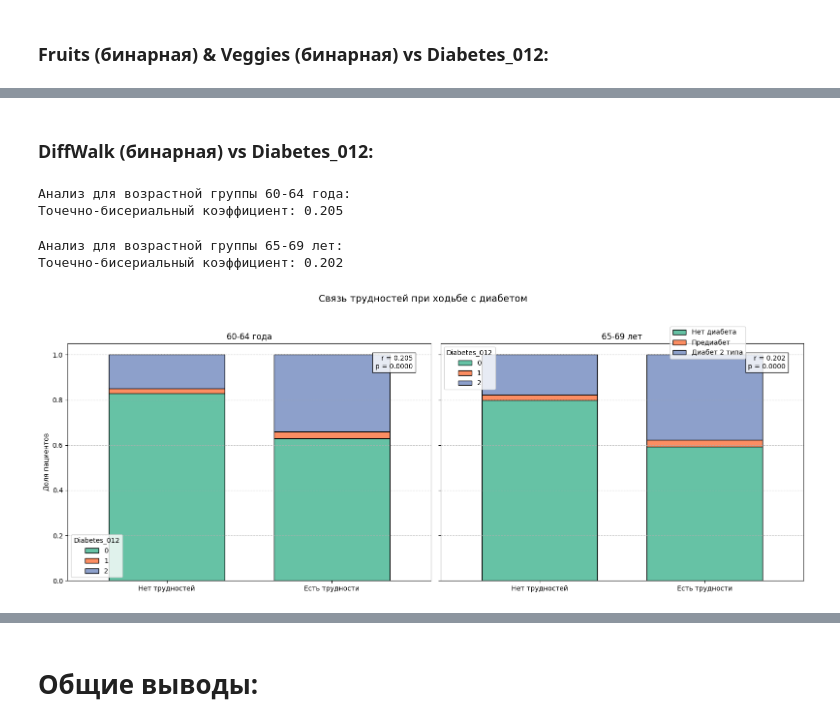
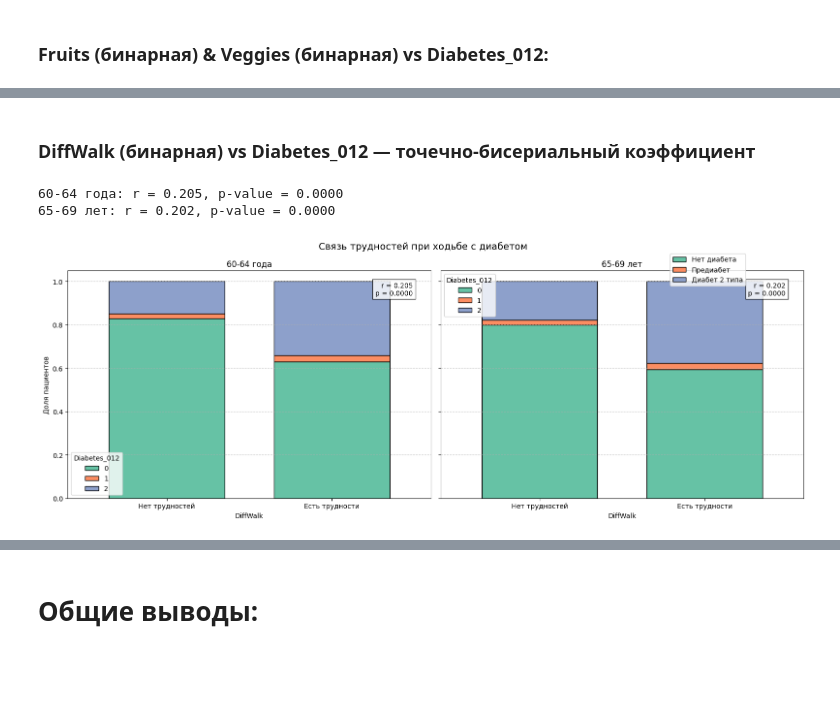
Before and after one commit to AlexeyRau/OMGTU, a Jupyter notebook: 2year/4semester/MLDA/Лабораторная работа №1. Исследовательский анализ данных (EDA)/Ex1_c.ipynb, the cells around one changed output, grey strips where cells are left out. Saved outputs shown, nothing was run; the diff lists cells and outputs as text; code cells hidden in the pictures; blank space fills up the shorter version.

```diff
--- a/2year/4semester/MLDA/Лабораторная работа №1. Исследовательский анализ данных (EDA)/Ex1_c.ipynb
+++ b/2year/4semester/MLDA/Лабораторная работа №1. Исследовательский анализ данных (EDA)/Ex1_c.ipynb
@@ -333,0 +539,3 @@ for column in columns:
+# %%
+data = data.drop_duplicates()
+data.duplicated().sum()
@@ -644,4 +726,0 @@ print(f"Точечно-бисериальный коэффициент: {corr:.3
-# %%
-print("Анализ для возрастной группы 65-69 лет:")
-corr, p = pointbiserialr(group_10['Veggies'], group_10['Diabetes_012'])
-print(f"Точечно-бисериальный коэффициент: {corr:.3f}")
@@ -676,0 +727,7 @@ plt.show()
+# %%
+for feat, feat_name in [('Fruits', 'Потребление фруктов'), ('Veggies', 'Потребление овощей')]:
+    print(f'--- {feat_name} ---')
+    for name, grp in [('60-64 года', group_9), ('65-69 лет', group_10)]:
+        corr, p = pointbiserialr(grp[feat], grp['Diabetes_012'])
+        print(f'  {name}: r = {corr:.3f}, p-value = {p:.4f}')
+    print()
@@ -677,65 +762,34 @@ plt.show()
 # %% [markdown]
-###  DiffWalk (бинарная) vs Diabetes_012:
+### DiffWalk (бинарная) vs Diabetes_012 — точечно-бисериальный коэффициент
 # %%
-print("Анализ для возрастной группы 60-64 года:")
-corr, p = pointbiserialr(group_9['DiffWalk'], group_9['Diabetes_012'])
-print(f"Точечно-бисериальный коэффициент: {corr:.3f}")
+for name, grp in [('60-64 года', group_9), ('65-69 лет', group_10)]:
+    corr, p = pointbiserialr(grp['DiffWalk'], grp['Diabetes_012'])
+    print(f'{name}: r = {corr:.3f}, p-value = {p:.4f}')
 # %% [output]
-Анализ для возрастной группы 60-64 года:
-Точечно-бисериальный коэффициент: 0.205
+60-64 года: r = 0.205, p-value = 0.0000
+65-69 лет: r = 0.202, p-value = 0.0000
-# %%
-print("Анализ для возрастной группы 65-69 лет:")
-corr, p = pointbiserialr(group_10['DiffWalk'], group_10['Diabetes_012'])
-print(f"Точечно-бисериальный коэффициент: {corr:.3f}")
-# %% [output]
-Анализ для возрастной группы 65-69 лет:
-Точечно-бисериальный коэффициент: 0.202
 # %%
-# Парные графики для DiffWalk
 fig, axes = plt.subplots(1, 2, figsize=(16, 6), sharey=True)
+colors = ['#66c2a5', '#fc8d62', '#8da0cb']
 
-# Общие настройки
-plt.suptitle('Связь трудностей при ходьбе с диабетом', y=1.05, fontsize=14)
-colors = ['#66c2a5', '#fc8d62', '#8da0cb']  # Цвета для 0,1,2 категорий диабета
-
-for i, (age_group, data) in enumerate(zip(['60-64 года', '65-69 лет'], [group_9, group_10])):
-    # Расчет корреляции
-    r, p = pointbiserialr(data['DiffWalk'], data['Diabetes_012'])
-
-    # Нормализованная таблица сопряженности
-    ct = pd.crosstab(data['DiffWalk'], data['Diabetes_012'], normalize='index')
-
-    # Построение stacked bar plot
-    ct.plot(kind='bar',
-            stacked=True,
-            ax=axes[i],
-            color=colors,
-            width=0.7,
-            edgecolor='black')
-
-    # Аннотации
-    axes[i].text(0.95, 0.95,
-                f'r = {r:.3f}\np = {p:.4f}',
-                ha='right', va='top',
-                transform=axes[i].transAxes,
+for i, (label, grp) in enumerate(zip(['60-64 года', '65-69 лет'], [group_9, group_10])):
+    r, p = pointbiserialr(grp['DiffWalk'], grp['Diabetes_012'])
+    ct = pd.crosstab(grp['DiffWalk'], grp['Diabetes_012'], normalize='index')
+    ct.plot(kind='bar', stacked=True, ax=axes[i], color=colors, width=0.7, edgecolor='black')
+    axes[i].text(0.95, 0.95, f'r = {r:.3f}\np = {p:.4f}',
+                ha='right', va='top', transform=axes[i].transAxes,
                 bbox=dict(facecolor='white', alpha=0.8))
-
-    # Настройка осей
-    axes[i].set_title(age_group)
+    axes[i].set_title(label)
     axes[i].set_xticklabels(['Нет трудностей', 'Есть трудности'], rotation=0)
-    axes[i].set_xlabel('')
     axes[i].set_ylabel('Доля пациентов' if i == 0 else '')
     axes[i].grid(axis='y', linestyle='--', alpha=0.7)
 
-# Общая легенда
 handles, labels = axes[0].get_legend_handles_labels()
 fig.legend(handles, ['Нет диабета', 'Предиабет', 'Диабет 2 типа'],
-           loc='upper right',
-           bbox_to_anchor=(0.92, 0.95),
-           frameon=True)
-
+           loc='upper right', bbox_to_anchor=(0.92, 0.95))
+plt.suptitle('Связь трудностей при ходьбе с диабетом', fontsize=14)
 plt.tight_layout()
 plt.show()
 # %% [output]
-[figure, old version]
+[figure, new version]
 # %% [markdown]
```
Also changed, not shown: parts of 85 cells of this notebook.
